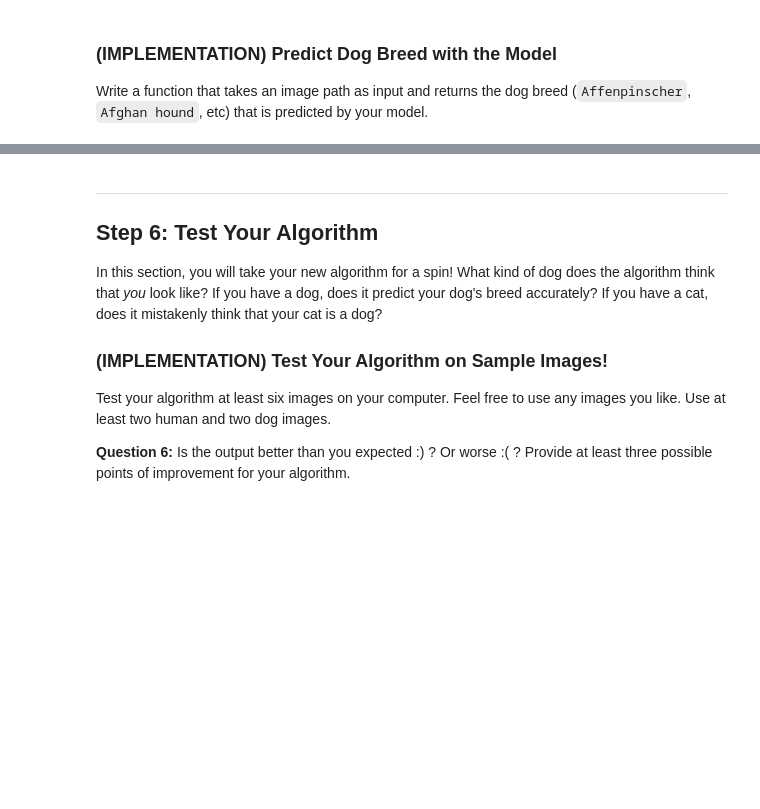
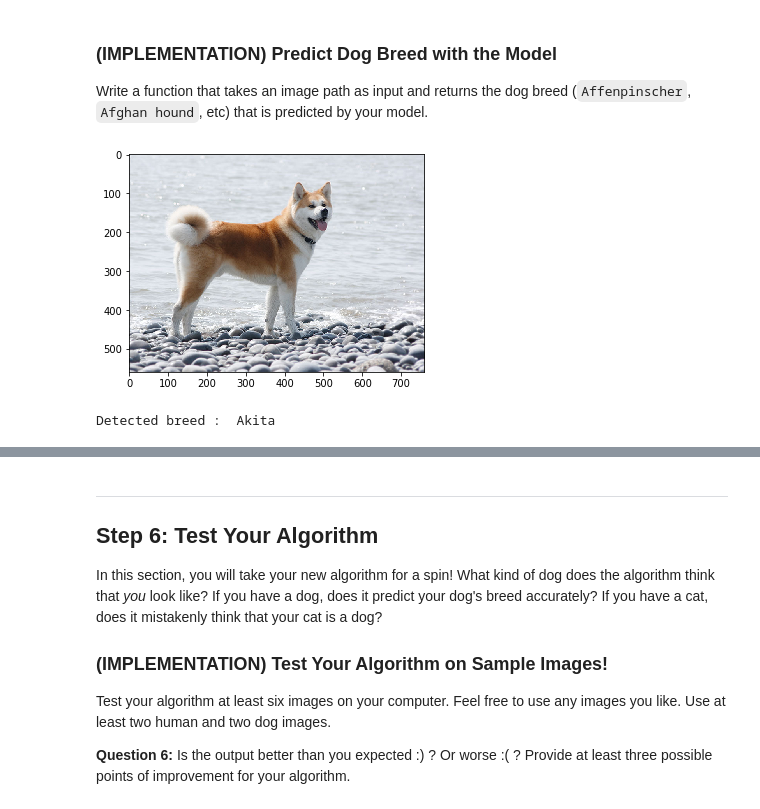
Before and after one commit to jr7/dlplayground, a Jupyter notebook: dogclassification/dog_app.ipynb, the cells around one changed output, grey strips where cells are left out. Cells and saved outputs as stored; diff of their text form; code cells hidden in the pictures; blank space fills up the shorter version.

```diff
--- a/dogclassification/dog_app.ipynb
+++ b/dogclassification/dog_app.ipynb
@@ -575,0 +662,7 @@ optimizer_transfer = None
+# %%
+import torch.optim as optim
+
+criterion_transfer = nn.CrossEntropyLoss()
+optimizer_transfer = optim.Adam(model_transfer.parameters())
+
+model_transfer.load_state_dict(torch.load('model_train.pt'))
@@ -577,9 +672,3 @@ optimizer_transfer = None
 ### (IMPLEMENTATION) Train and Validate the Model
 
 Train and validate your model in the code cell below.  [Save the final model parameters](http://pytorch.org/docs/master/notes/serialization.html) at filepath `'model_transfer.pt'`.
-# %%
-# train the model
-model_transfer = # train(n_epochs, loaders_transfer, model_transfer, optimizer_transfer, criterion_transfer, use_cuda, 'model_transfer.pt')
-
-# load the model that got the best validation accuracy (uncomment the line below)
-#model_transfer.load_state_dict(torch.load('model_transfer.pt'))
@@ -596,11 +778,34 @@ Write a function that takes an image path as input and returns the dog breed (`A
 # %%
 ### TODO: Write a function that takes a path to an image as input
 ### and returns the dog breed that is predicted by the model.
 
 # list of class names by index, i.e. a name can be accessed like class_names[0]
-class_names = [item[4:].replace("_", " ") for item in data_transfer['train'].classes]
+class_names = [item[4:].replace("_", " ") for item in loaders_transfer['train'].dataset.classes]
 
-def predict_breed_transfer(img_path):
-    # load the image and return the predicted breed
-    return None
+from PIL import Image
+import matplotlib.pyplot as plt
+
+transform_image = transforms.Compose([
+    transforms.CenterCrop(224),
+    transforms.ToTensor(),
+    transforms.Normalize([0.485, 0.456, 0.406],
+                         [0.229, 0.224, 0.225])])
+
+
+def predict_breed_transfer(img_path, classes, model):
+    img = Image.open(img_path).convert('RGB')
+    plt.imshow(img)
+    plt.show()
+    x =  transform_image(img)
+    x = torch.unsqueeze(x, 0)
+    output = torch.exp(model(x))
+    i = torch.argmax(output) #largest value gives larges propability for softmax
+    return classes[i]
+
+
+x = predict_breed_transfer("newimages/akita.jpg", class_names, model_transfer)
+print(f"Detected breed :  {x}")
+# %% [output]
+[figure, added]
+Detected breed :  Akita
 # %% [markdown]
```
Also changed, not shown: parts of 22 cells of this notebook, 3 other files.
